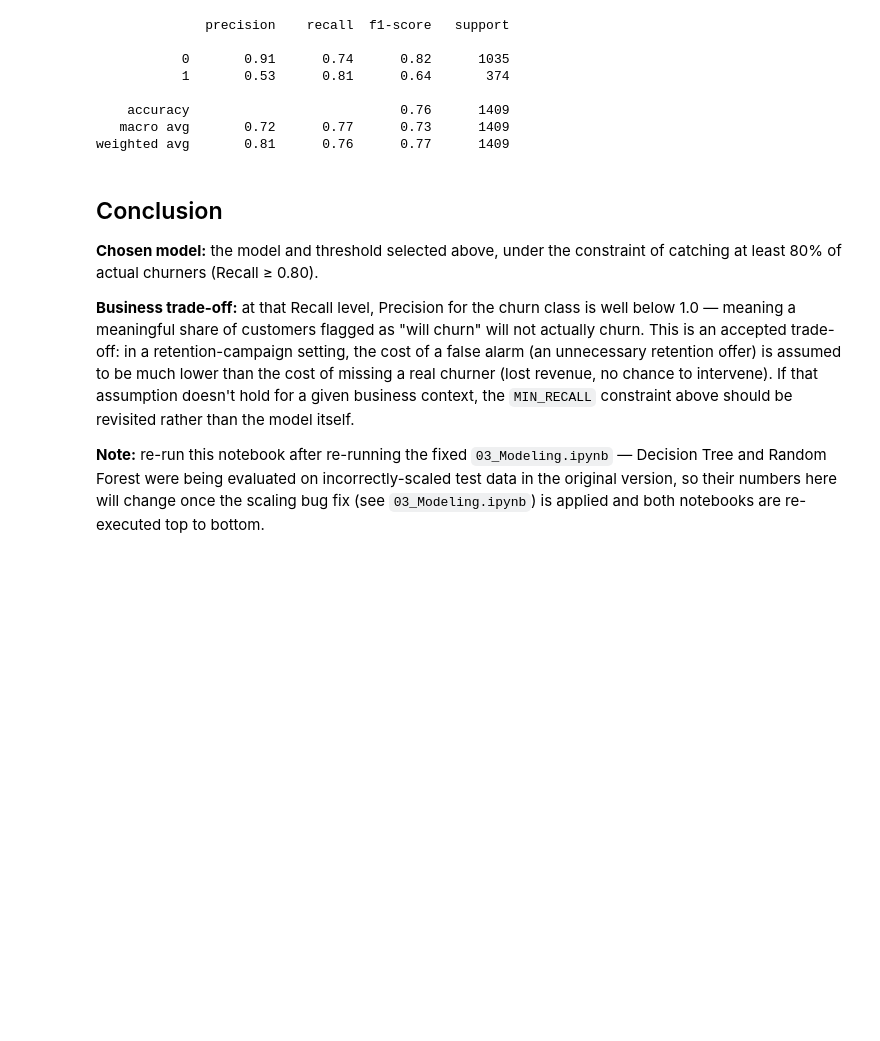
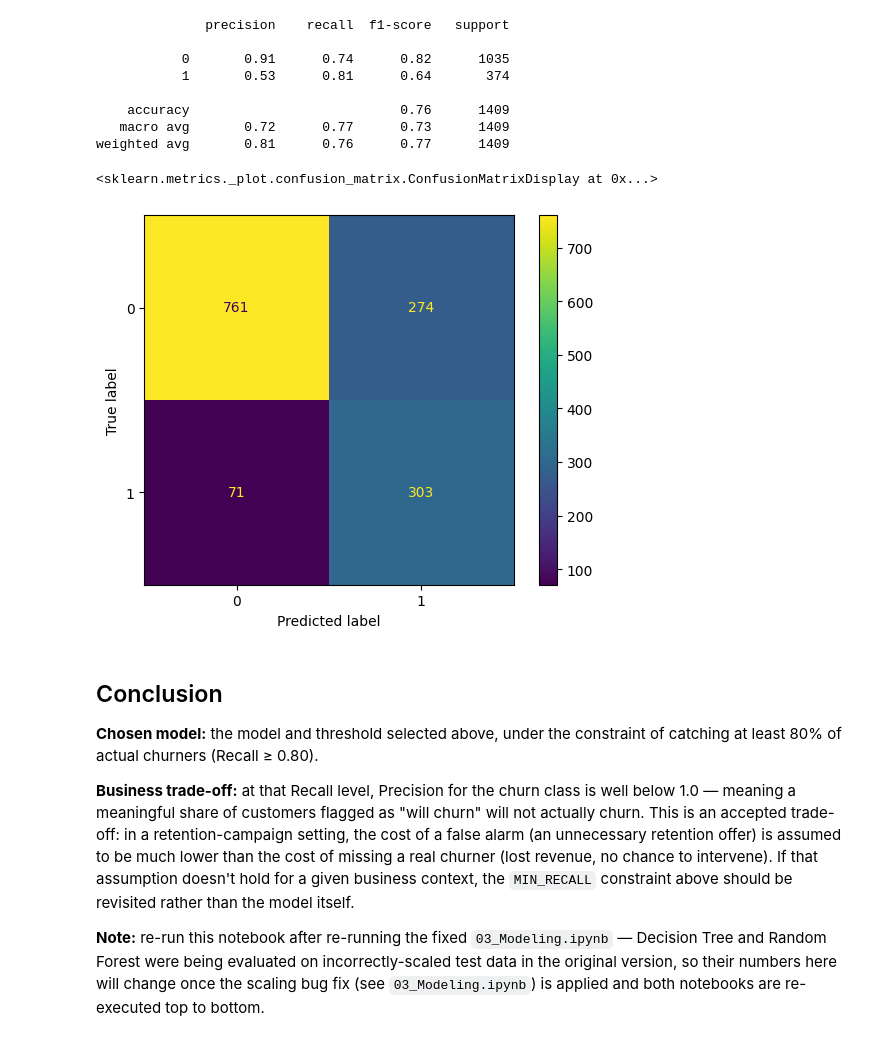
Before and after one commit to mohammadrezaazadfar/Telco-Customer-Churn, a Jupyter notebook: notebooks/04_Evaluation.ipynb, the cells around one changed output. Saved outputs shown, nothing was run; the diff lists cells and outputs as text; code cells hidden in the pictures; blank space fills up the shorter version.

Commit message:
Add confusion matrix visualization

```diff
--- a/notebooks/04_Evaluation.ipynb
+++ b/notebooks/04_Evaluation.ipynb
@@ -138,6 +138,11 @@ print(classification_report(y_test, y_pred_final))
     accuracy                           0.76      1409
    macro avg       0.72      0.77      0.73      1409
 weighted avg       0.81      0.76      0.77      1409
+# %%
+ConfusionMatrixDisplay.from_predictions(y_test, y_pred_final)
+# %% [output]
+<sklearn.metrics._plot.confusion_matrix.ConfusionMatrixDisplay at 0x...>
+[figure, added]
 # %% [markdown]
 ## Conclusion
 
```
